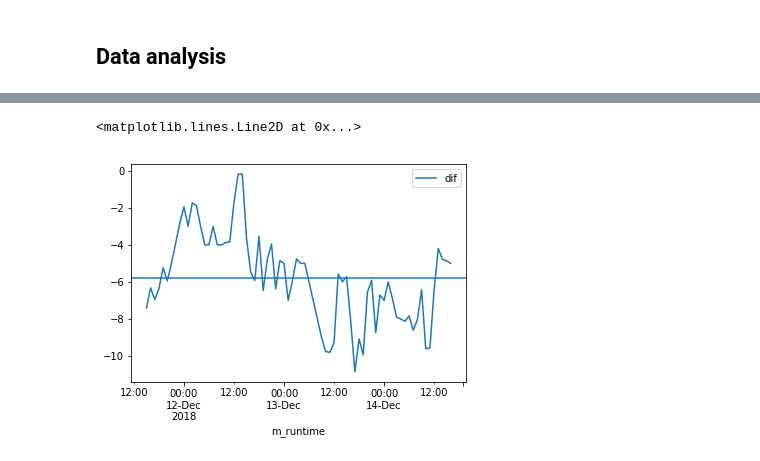
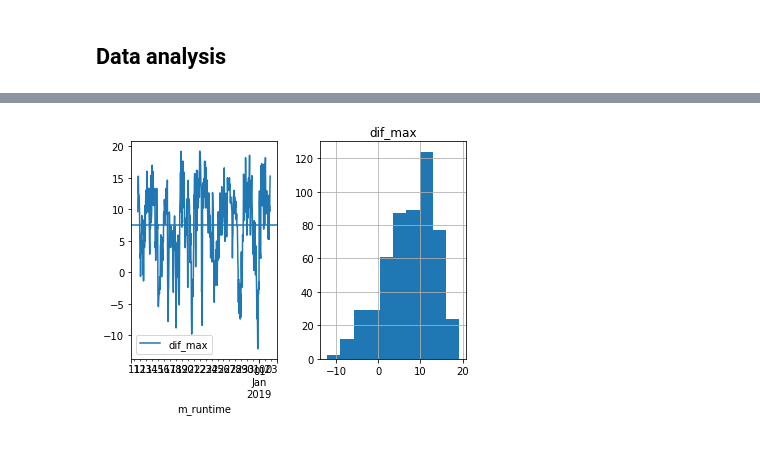
Before and after one commit to windhunter9/notebooks, a Jupyter notebook: weather.ipynb, the cells around one changed output, grey strips where cells are left out. Drawn from its saved outputs; the diff is of its cells as text; code cells hidden in the pictures.

```diff
--- a/weather.ipynb
+++ b/weather.ipynb
@@ -65,14 +85,13 @@ measurement['runtime'] = pd.to_datetime(measurement['runtime'])
 forecast['forecast_time'] = pd.to_datetime(forecast['forecast_time'])
 forecast['runtime'] = pd.to_datetime(forecast['runtime'])
 # %%
-start_date = datetime(2018, 12, 11)
-end_date = datetime(2018, 12, 16)
-forecast_hour = 22
-
+start_date = datetime(2018, 1, 1)
+end_date = datetime(2019, 12, 30)
+forecast_hour = 14
 
 df_f = SelectRealForecast(forecast)
 df_f = SelectTimeRange(df_f, 'forecast_time', start_date, end_date)
-df_f = SelectRunHour(df_f,forecast_hour)
+df_f = SelectRunHour(df_f, forecast_hour, keep = 'first')
 
 df_m = SelectTimeRange(measurement, 'runtime', start_date, end_date)
 df_m = ResampleMean(df_m, 'runtime', 'h')
@@ -121,7 +138,11 @@ df_f.plot(ax = ax, x = 'f_forecast_time', y = 'f_wind_max');
 # %%
 fig, ax = plt.subplots(1,2)
 ax2 = ax[0].twinx()
-#df_f['f_wind_average'] /=5.8023209459459455
+df_f['f_wind_average'] -=5.8023209459459455
+negatives = df_f['f_wind_average'] <0
+df_f['f_wind_average'][negatives] = 0
+
+#print(df_f[negatives]['f_wind_average'])
 df_f.plot(ax = ax[0], x = 'f_forecast_time', y = 'f_wind_average');
 df_m.plot(ax = ax[0], x= 'm_runtime', y = 'm_wind_average_mean');
 #df_f.plot(ax = ax2, x= 'f_forecast_time', y = 'f_wind_angle', color ='r');
@@ -162,2 +261,2 @@ print(f['f_wind_max'].corr(f['m_wind_max_max']))
 # %%
-f['dif'] = f['m_wind_average_mean']-f['f_wind_average']
+f['dif_mean'] = -(f['m_wind_average_mean']-f['f_wind_average'])
@@ -169,7 +273,10 @@ print(np.average(f['dif']))
+# %%
+f['dif_max'] = -(f['m_wind_max_max']-f['f_wind_max'])
 # %%
-fig,ax = plt.subplots()
-f.plot(ax = ax,x='m_runtime', y= 'dif')
-ax.axhline(np.average(f['dif']))
+fig, ax = plt.subplots(1,2)
+f.plot(ax = ax[0],x='m_runtime', y= 'dif_max');
+ax[0].axhline(np.average(f['dif_max']))
+
+f.hist(ax = ax[1],column = 'dif_max');
 # %% [output]
-<matplotlib.lines.Line2D at 0x...>
-[figure, old version]
+[figure, new version]
```
Also changed, not shown: parts of 47 cells of this notebook.
